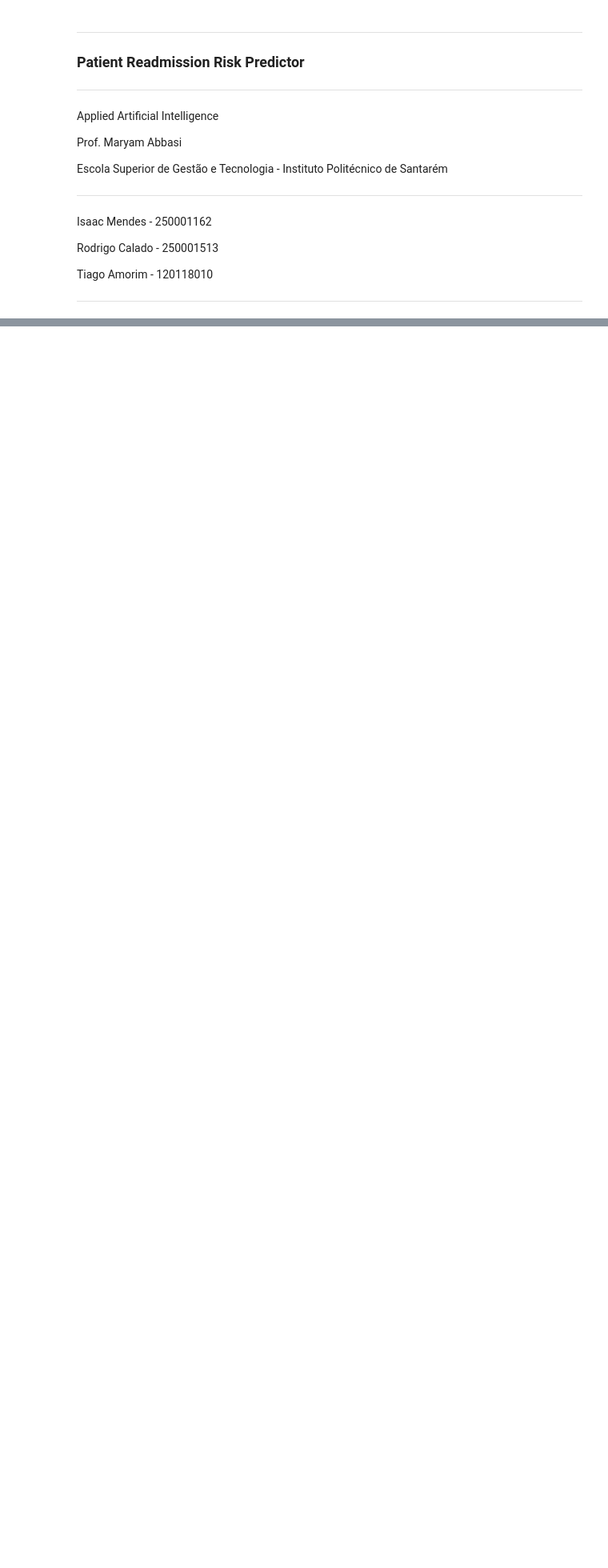
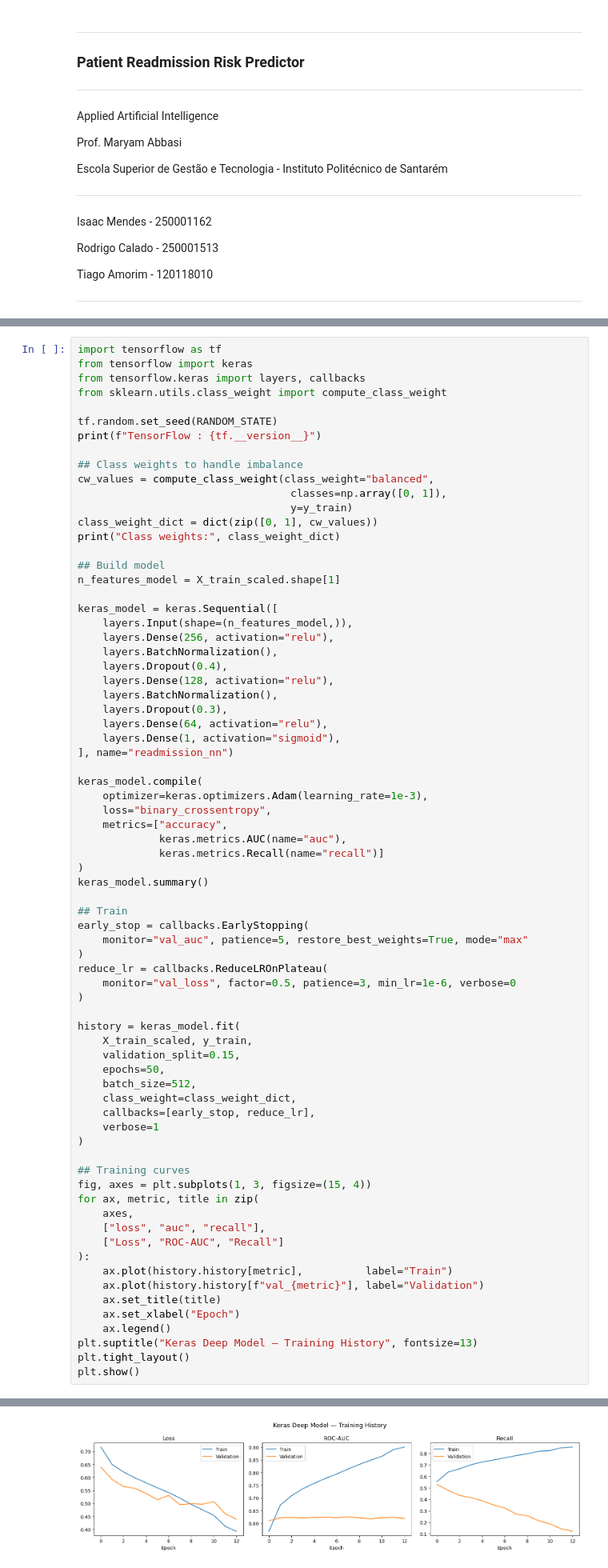
Before and after one commit to oSLaYN/patient-readmission-risk-predictor, a Jupyter notebook: main.ipynb, the cells around one changed output, grey strips where cells are left out. Shown at 80% size. Saved outputs shown, nothing was run; the diff lists cells and outputs as text; blank space fills up the shorter version.

```diff
--- a/main.ipynb
+++ b/main.ipynb
@@ -372,0 +455,74 @@ plt.show()
+# %%
+import tensorflow as tf
+from tensorflow import keras
+from tensorflow.keras import layers, callbacks
+from sklearn.utils.class_weight import compute_class_weight
+
+tf.random.set_seed(RANDOM_STATE)
+print(f"TensorFlow : {tf.__version__}")
+
+## Class weights to handle imbalance
+cw_values = compute_class_weight(class_weight="balanced",
+                                  classes=np.array([0, 1]),
+                                  y=y_train)
+class_weight_dict = dict(zip([0, 1], cw_values))
+print("Class weights:", class_weight_dict)
+
+## Build model
+n_features_model = X_train_scaled.shape[1]
+
+keras_model = keras.Sequential([
+    layers.Input(shape=(n_features_model,)),
+    layers.Dense(256, activation="relu"),
+    layers.BatchNormalization(),
+    layers.Dropout(0.4),
+    layers.Dense(128, activation="relu"),
+    layers.BatchNormalization(),
+    layers.Dropout(0.3),
+    layers.Dense(64, activation="relu"),
+    layers.Dense(1, activation="sigmoid"),
+], name="readmission_nn")
+
+keras_model.compile(
+    optimizer=keras.optimizers.Adam(learning_rate=1e-3),
+    loss="binary_crossentropy",
+    metrics=["accuracy",
+             keras.metrics.AUC(name="auc"),
+             keras.metrics.Recall(name="recall")]
+)
+keras_model.summary()
+
+## Train
+early_stop = callbacks.EarlyStopping(
+    monitor="val_auc", patience=5, restore_best_weights=True, mode="max"
+)
+reduce_lr = callbacks.ReduceLROnPlateau(
+    monitor="val_loss", factor=0.5, patience=3, min_lr=1e-6, verbose=0
+)
+
+history = keras_model.fit(
+    X_train_scaled, y_train,
+    validation_split=0.15,
+    epochs=50,
+    batch_size=512,
+    class_weight=class_weight_dict,
+    callbacks=[early_stop, reduce_lr],
+    verbose=1
+)
+
+## Training curves
+fig, axes = plt.subplots(1, 3, figsize=(15, 4))
+for ax, metric, title in zip(
+    axes,
+    ["loss", "auc", "recall"],
+    ["Loss", "ROC-AUC", "Recall"]
+):
+    ax.plot(history.history[metric],          label="Train")
+    ax.plot(history.history[f"val_{metric}"], label="Validation")
+    ax.set_title(title)
+    ax.set_xlabel("Epoch")
+    ax.legend()
+plt.suptitle("Keras Deep Model — Training History", fontsize=13)
+plt.tight_layout()
+plt.show()
+# %% [output]
@@ -372,0 +569 @@ plt.show()
+[figure, added]
```
Also changed, not shown: parts of 21 cells of this notebook.
